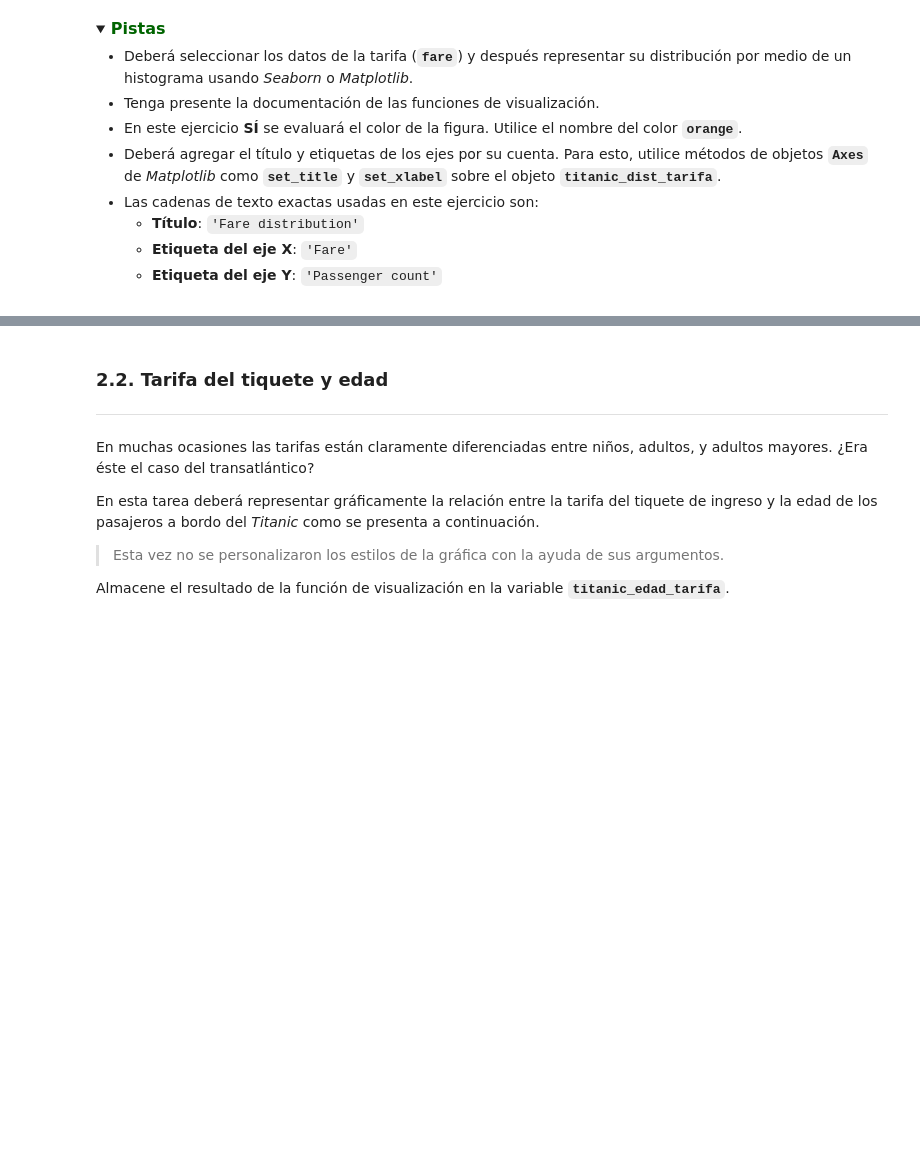
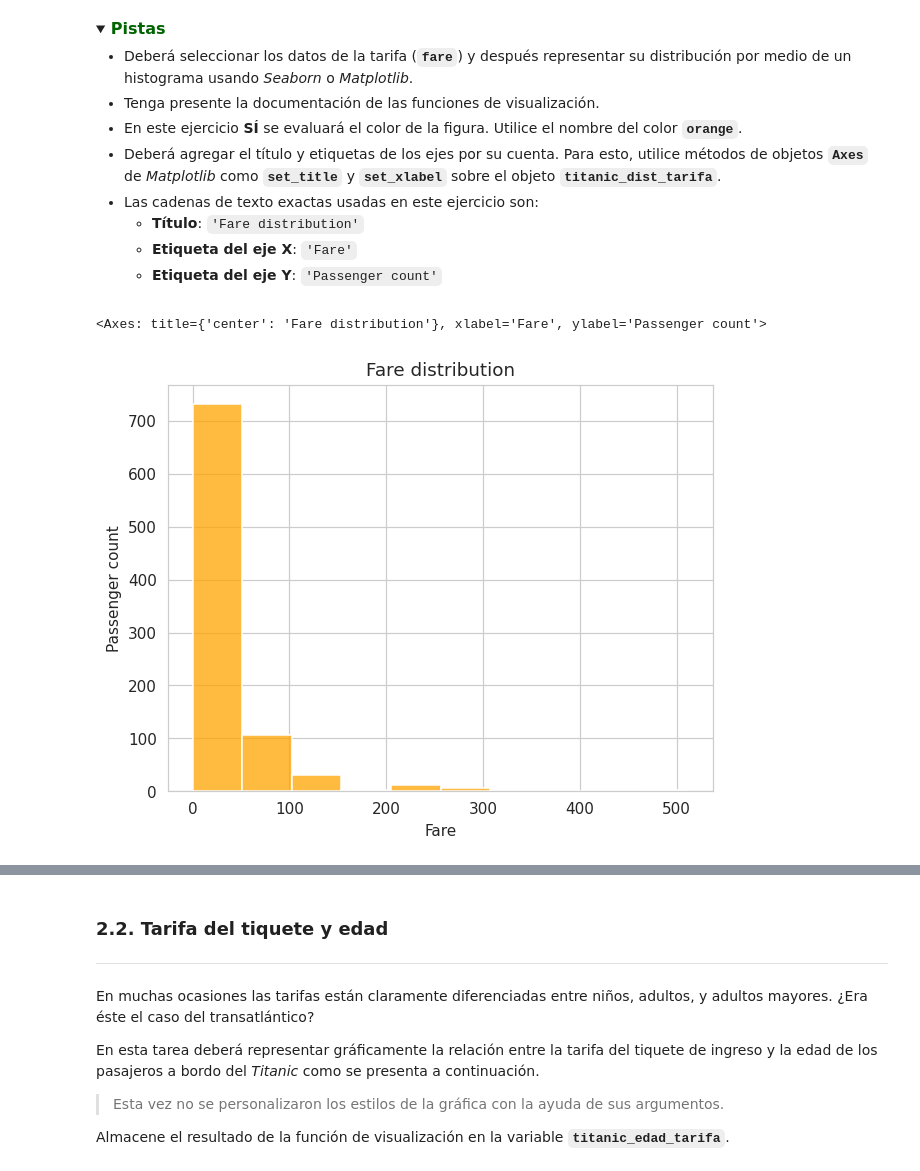
Before and after one commit to danielamejiacastro/MLDS--Course, a Jupyter notebook: Tarea_4_Visualización_de_datos_con_Python_.ipynb, the cells around one changed output, grey strips where cells are left out. Drawn from its saved outputs; the diff is of its cells as text; code cells hidden in the pictures; folded sections open; blank space fills up the shorter version.

```diff
--- a/Tarea_4_Visualización_de_datos_con_Python_.ipynb
+++ b/Tarea_4_Visualización_de_datos_con_Python_.ipynb
@@ -170,3 +194,23 @@ titanic_dist_tarifa
+# %%
+## VARIABLE CALIFICADA: titanic_dist_tarifa
+### ESCRIBA SU CÓDIGO AQUÍ ### (~ 4 línea de código)
+# Graficar la distribución de la tarifa del tiquete
+titanic_dist_tarifa = sns.histplot(titanic['fare'], bins=10, color='orange')
+
+# Establecer el título y etiquetas de los ejes
+titanic_dist_tarifa.set_title('Fare distribution')
+titanic_dist_tarifa.set_xlabel('Fare')
+titanic_dist_tarifa.set_ylabel('Passenger count')
+
+# Configurar el fondo transparente del gráfico
+titanic_dist_tarifa.patch.set_facecolor('none')
+
+### FIN DEL CÓDIGO ###
+
+titanic_dist_tarifa
+# %% [output]
+<Axes: title={'center': 'Fare distribution'}, xlabel='Fare', ylabel='Passenger count'>
+[figure, added]
 # %% [markdown]
 **Salida esperada:**
 
```
Also changed, not shown: parts of 11 cells of this notebook.
